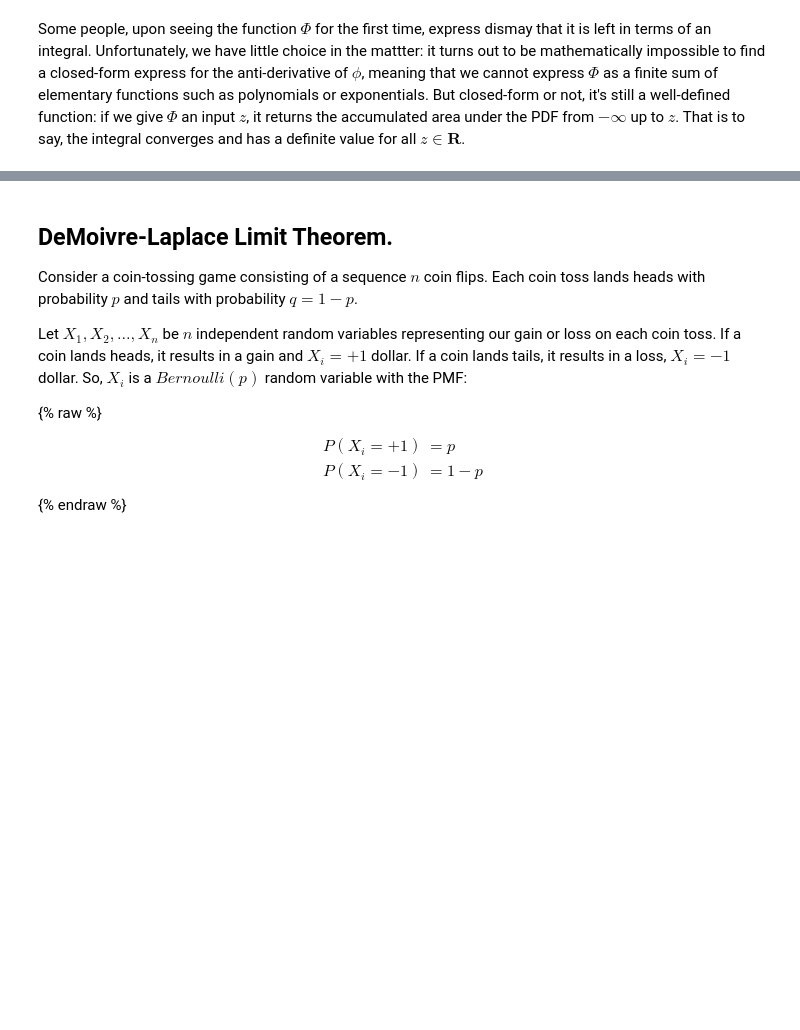
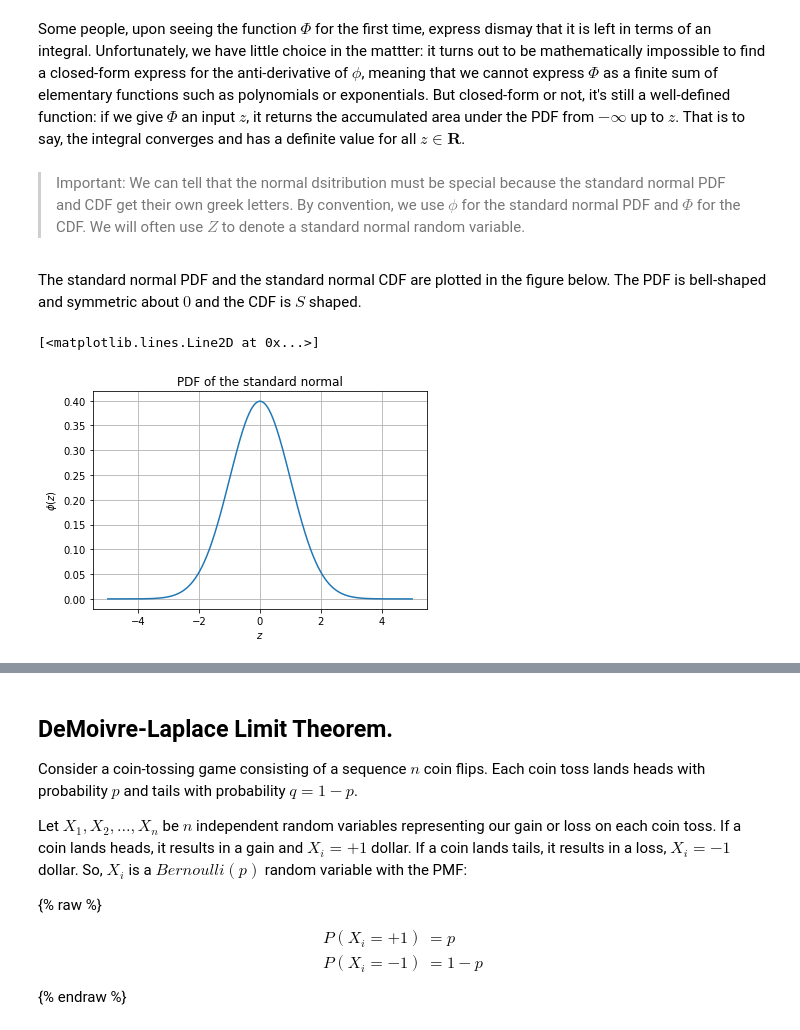
Before and after one commit to quantophile/mathematical-finance, a Jupyter notebook: _notebooks/2022-03-07-The-Gaussian-Distribution.ipynb, the cells around one changed output, grey strips where cells are left out. Cells and saved outputs as stored; diff of their text form; code cells hidden in the pictures; blank space fills up the shorter version.

```diff
--- a/_notebooks/2022-03-07-The-Gaussian-Distribution.ipynb
+++ b/_notebooks/2022-03-07-The-Gaussian-Distribution.ipynb
@@ -318,3 +318,38 @@ The standard normal CDF $\Phi$ is the accumulated area under the PDF:
 $$\Phi(z) = \int_{-\infty}^{z}\phi(t)dt = \int_{-\infty}^{z}\frac{1}{\sqrt{2\pi}}e^{-\frac{t^2}{2}}$$
 # %% [markdown]
 Some people, upon seeing the function $\Phi$ for the first time, express dismay that it is left in terms of an integral. Unfortunately, we have little choice in the mattter: it turns out to be mathematically impossible to find a closed-form express for the anti-derivative of $\phi$, meaning that we cannot express $\Phi$ as a finite sum of elementary functions such as polynomials or exponentials. But closed-form or not, it's still a well-defined function: if we give $\Phi$ an input $z$, it returns the accumulated area under the PDF from $-\infty$ up to $z$. That is to say, the integral converges and has a definite value for all $z \in \mathbf{R}$.
+# %% [markdown]
+> Important: We can tell that the normal dsitribution must be special because the standard normal PDF and CDF  get their own greek letters. By convention, we use $\phi$ for the standard normal PDF and $\Phi$ for the CDF. We will often use $Z$ to denote a standard normal random variable.
+# %% [markdown]
+The standard normal PDF and the standard normal CDF are plotted in the figure below. The PDF is bell-shaped and symmetric about $0$ and the CDF is $S$ shaped.
+# %%
+import numpy as np
+import matplotlib.pyplot as plt
+
+z = np.linspace(-5.0,5.0,10001)
+
+def phi(z):
+    return 1/np.sqrt(2 * np.pi) * np.exp((-z**2)/2)
+
+def Phi(z_upper):
+    # Approximate the integral by a Riemann sum
+    z_lower = -5.0
+    dz = 0.0001
+
+    z = np.arange(z_lower,z_upper+dz,dz)
+    prob_elmnt = phi(z) * dz
+
+    return np.sum(prob_elmnt)
+# %%
+pdf = list(map(phi,z))
+cdf = list(map(Phi,z))
+# %%
+# collapse hide_input
+plt.xlabel(r'$z$')
+plt.ylabel(r'$\phi(z)$')
+plt.title('PDF of the standard normal')
+plt.grid(True)
+plt.plot(z,pdf)
+# %% [output]
+[<matplotlib.lines.Line2D at 0x...>]
+[figure, added]
```
Also changed, not shown: parts of 2 cells of this notebook.
